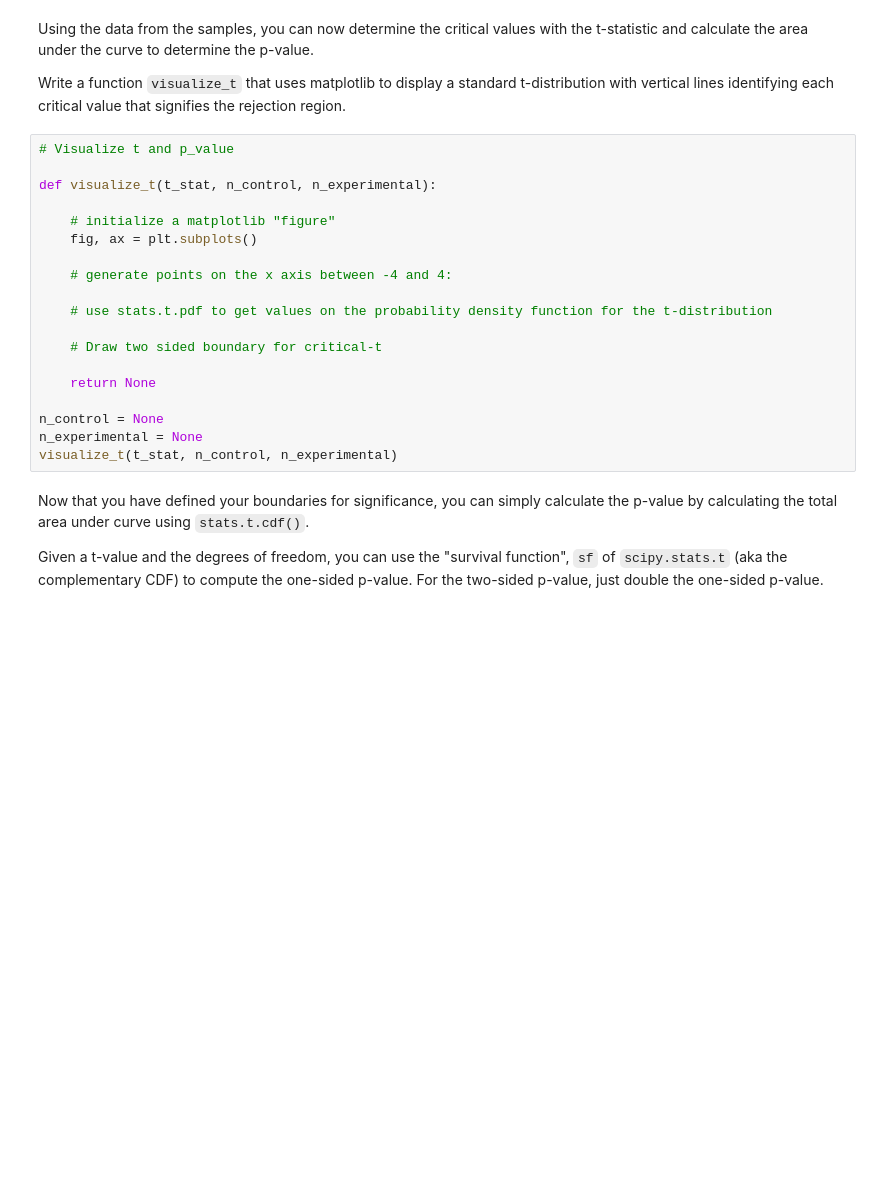
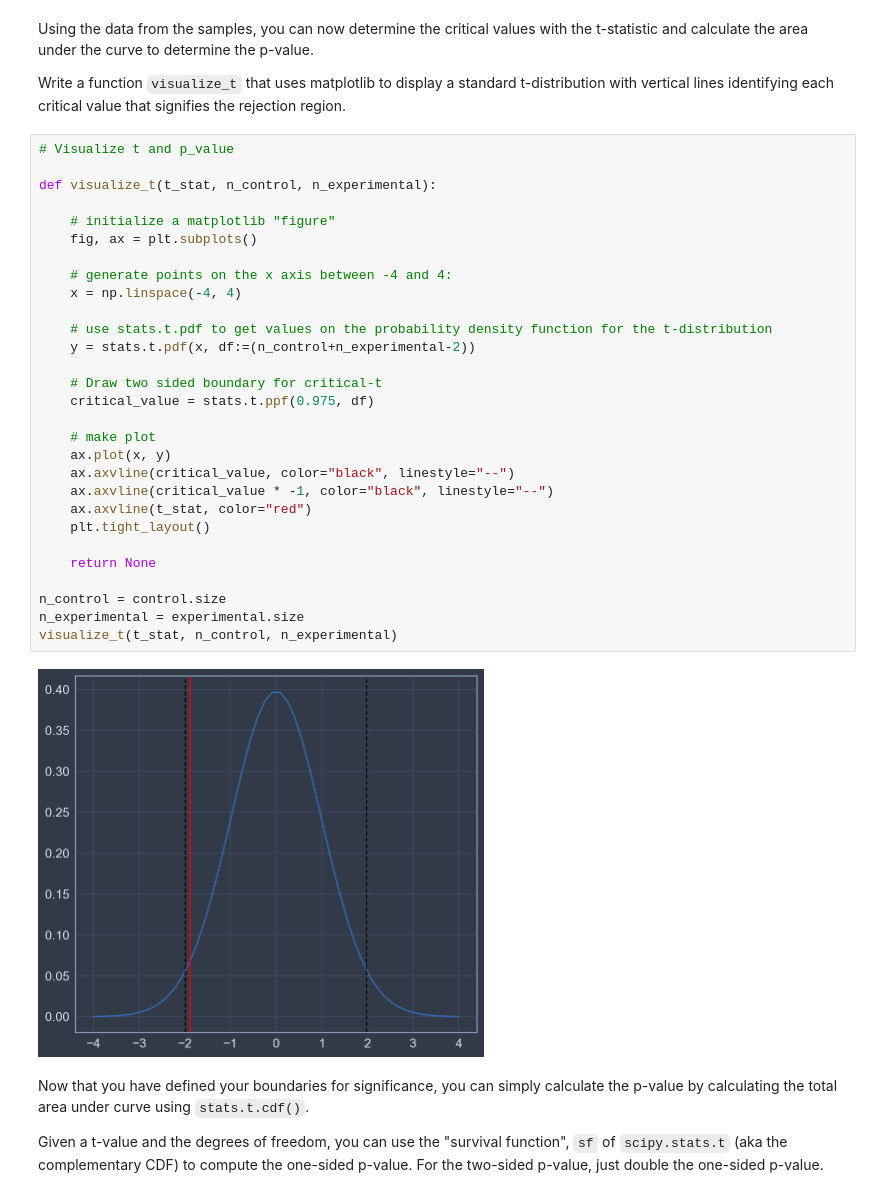
Before and after one commit to AndreJacobsPy/two-sample-t-tests-lab, a Jupyter notebook: index.ipynb, the cells around one changed output. Saved outputs shown, nothing was run; the diff lists cells and outputs as text; blank space fills up the shorter version.

```diff
--- a/index.ipynb
+++ b/index.ipynb
@@ -157,22 +157,34 @@ Write a function `visualize_t` that uses matplotlib to display a standard t-dist
 # %%
 # Visualize t and p_value
 
 def visualize_t(t_stat, n_control, n_experimental):
 
     # initialize a matplotlib "figure"
     fig, ax = plt.subplots()
 
     # generate points on the x axis between -4 and 4:
+    x = np.linspace(-4, 4)
 
     # use stats.t.pdf to get values on the probability density function for the t-distribution
+    y = stats.t.pdf(x, df:=(n_control+n_experimental-2))
 
     # Draw two sided boundary for critical-t
+    critical_value = stats.t.ppf(0.975, df)
+
+    # make plot
+    ax.plot(x, y)
+    ax.axvline(critical_value, color="black", linestyle="--")
+    ax.axvline(critical_value * -1, color="black", linestyle="--")
+    ax.axvline(t_stat, color="red")
+    plt.tight_layout()
 
     return None
 
-n_control = None
-n_experimental = None
+n_control = control.size
+n_experimental = experimental.size
 visualize_t(t_stat, n_control, n_experimental)
+# %% [output]
+[figure, added]
 # %% [markdown]
 Now that you have defined your boundaries for significance, you can simply calculate the p-value by calculating the total area under curve using `stats.t.cdf()`.
 
```
Also changed, not shown: parts of 2 cells of this notebook.
